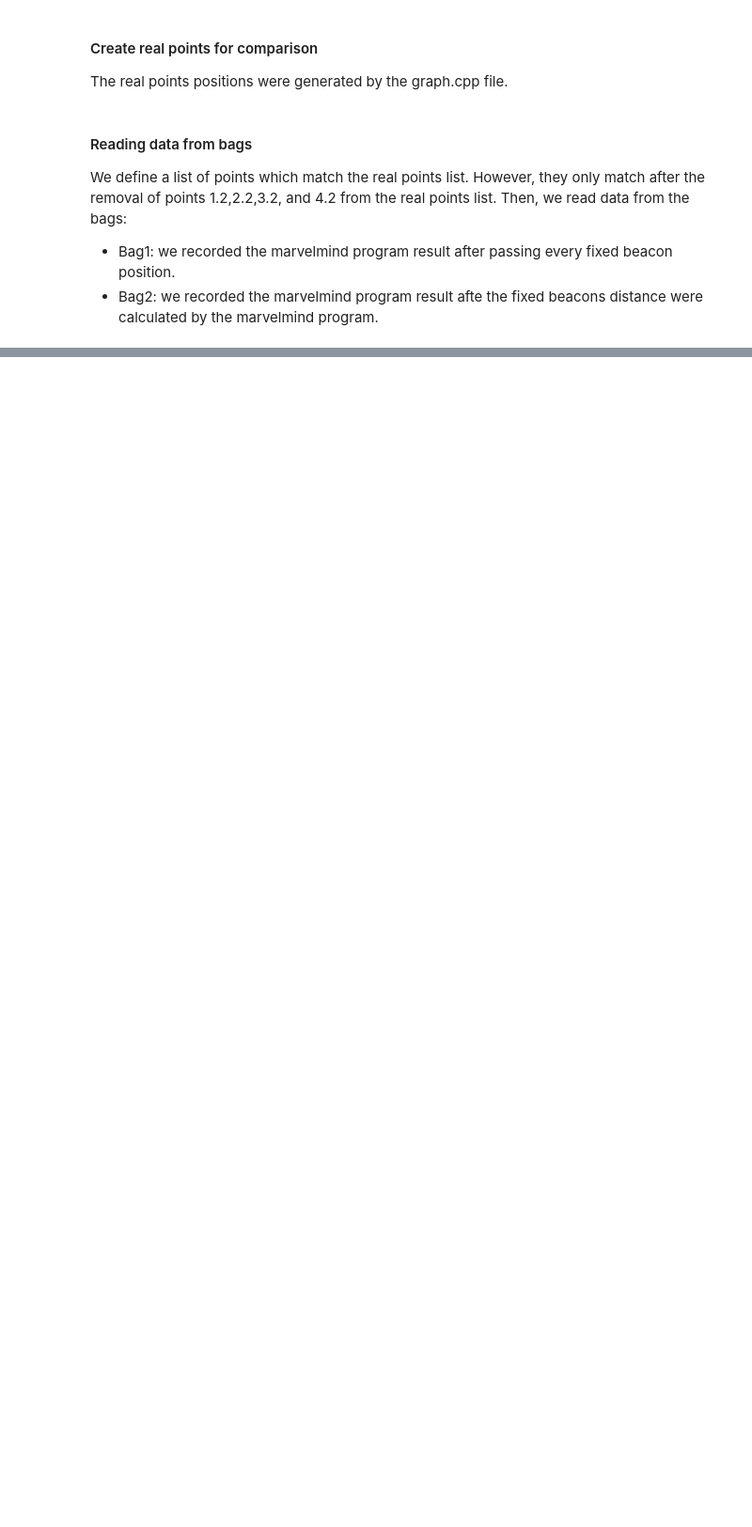
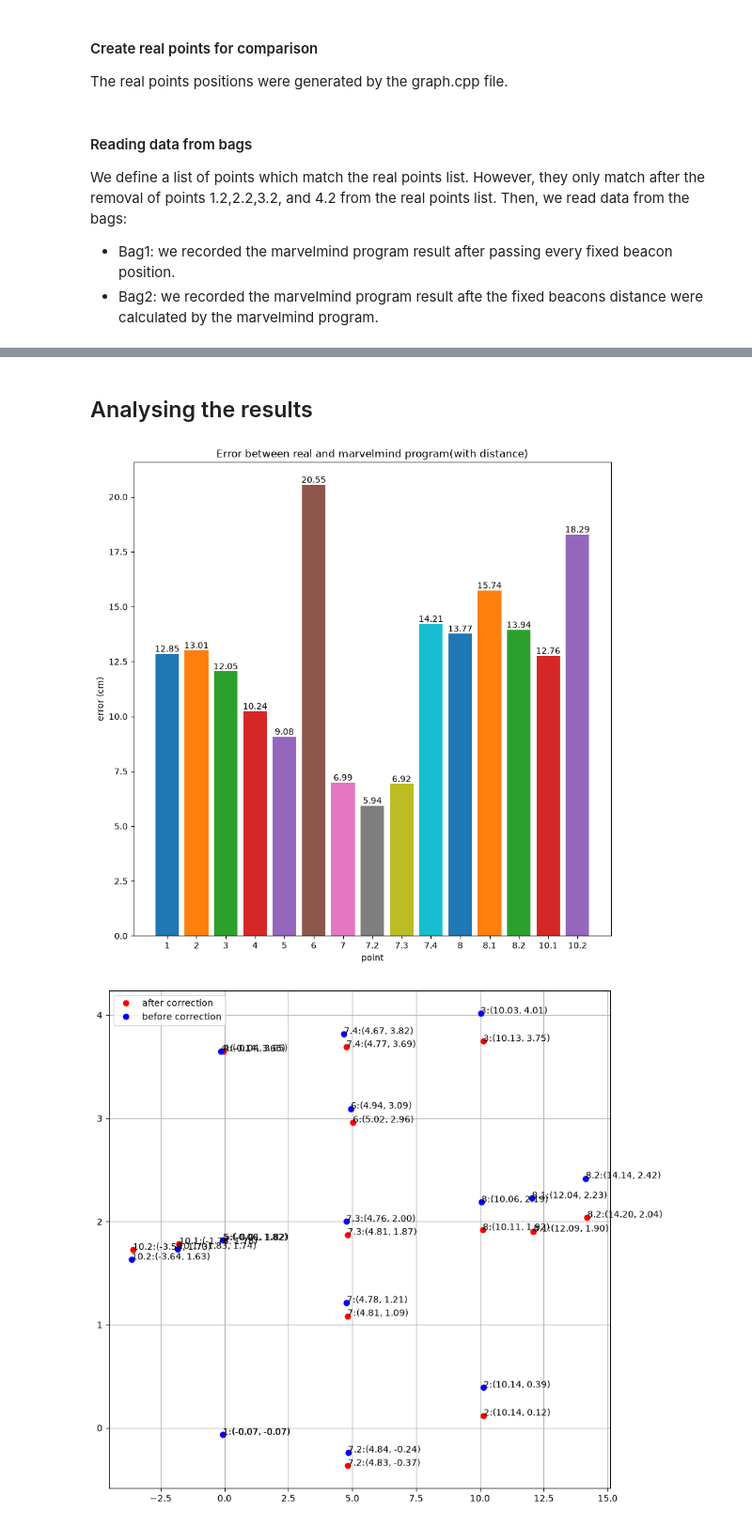
Before and after one commit to bacurau/lma_amr_ros2_source, a Jupyter notebook: processing_marvelmind_data/compare_real_and_marvelmind.ipynb, the cells around one changed output, grey strips where cells are left out. Shown at 94% size. Saved outputs shown, nothing was run; the diff lists cells and outputs as text; code cells hidden in the pictures; blank space fills up the shorter version.

```diff
--- a/processing_marvelmind_data/compare_real_and_marvelmind.ipynb
+++ b/processing_marvelmind_data/compare_real_and_marvelmind.ipynb
@@ -196,6 +244,14 @@ marvel_with_distance_positions.plot_error("with distance")
+# %% [markdown]
+## Analysing the results
 # %%
-plt.close('all')
-fixed_beacon_points_without_distance = Class2dPoint([0.001,10.112,9.991,-0.140],[0.001,0.270,4.004,3.630],["1","2","3","4"])
-marvel_without_distance_positions.rotate_and_translate_points_based_on_fixed_beacons(fixed_beacon_points_without_distance)
-marvel_without_distance_positions.calculate_error(real_points)
-marvel_without_distance_positions.plot_error("with distance")
+corrected_marvel_without_distance_positions.plot_euclidian_error("with distance")
+corrected_marvel_without_distance_positions.plot_dot_graph([marvel_without_distance_positions],["after correction","before correction"])
+corrected_marvel_without_distance_positions.plot_y_and_x_error()
+
+
+corrected_marvel_with_distance_positions.plot_euclidian_error("with distance")
+corrected_marvel_with_distance_positions.plot_dot_graph([marvel_with_distance_positions],["after correction","before correction"])
+corrected_marvel_with_distance_positions.plot_y_and_x_error()
+# %% [output]
+[figure, added]
+[figure, added]
```
Also changed, not shown: parts of 12 cells of this notebook, 1 other file.
